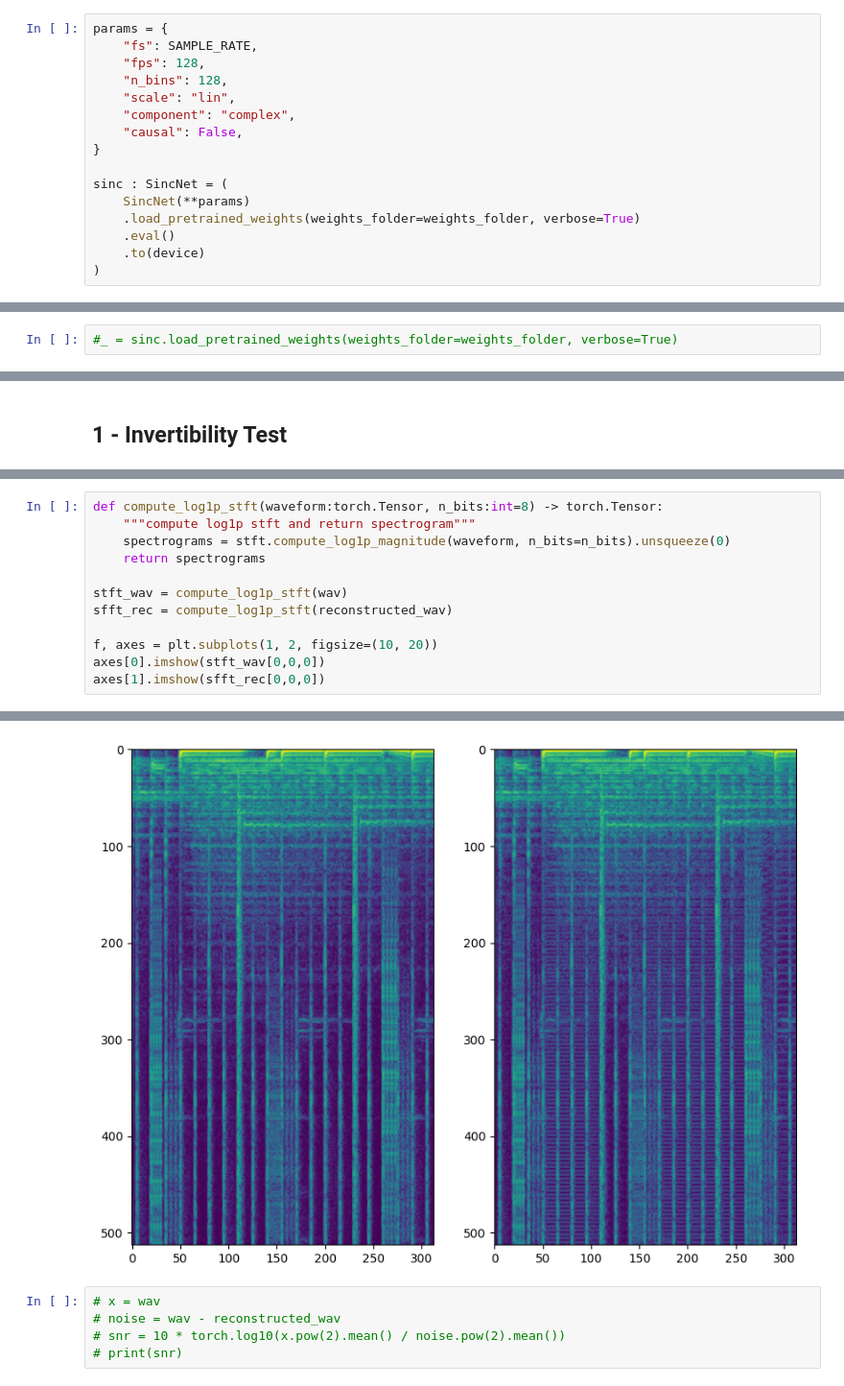
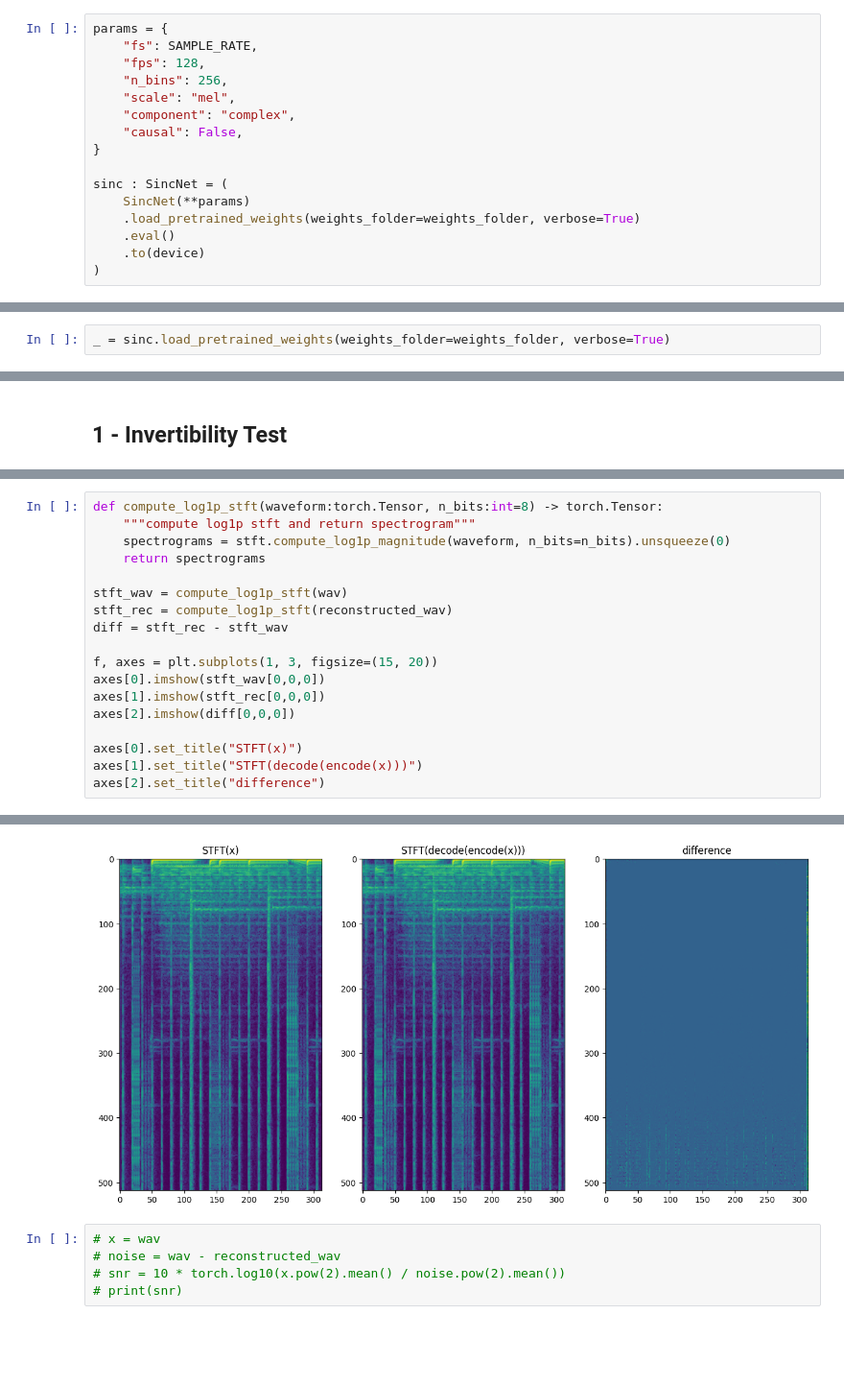
Before and after one commit to wkzng/iSincNet, a Jupyter notebook: demo_sincnet.ipynb, the cells around one changed output, grey strips where cells are left out. Shown at 96% size. Saved outputs shown, nothing was run; the diff lists cells and outputs as text; blank space fills up the shorter version.

```diff
--- a/demo_sincnet.ipynb
+++ b/demo_sincnet.ipynb
@@ -28,8 +28,8 @@ weights_folder = "pretrained"
 params = {
     "fs": SAMPLE_RATE,
     "fps": 128,
-    "n_bins": 128,
-    "scale": "lin",
+    "n_bins": 256,
+    "scale": "mel",
     "component": "complex",
     "causal": False,
 }
@@ -46,4 +49,4 @@ win_length = 1024
 hop_length = win_length // 4
 stft = TorchSTFT(sample_rate=params["fs"], n_fft=n_fft, hop_length=hop_length, win_length=win_length).to(device)
 # %%
-#_ = sinc.load_pretrained_weights(weights_folder=weights_folder, verbose=True)
+_ = sinc.load_pretrained_weights(weights_folder=weights_folder, verbose=True)
@@ -160,9 +166,15 @@ def compute_log1p_stft(waveform:torch.Tensor, n_bits:int=8) -> torch.Tensor:
     return spectrograms
 
 stft_wav = compute_log1p_stft(wav)
-sfft_rec = compute_log1p_stft(reconstructed_wav)
+stft_rec = compute_log1p_stft(reconstructed_wav)
+diff = stft_rec - stft_wav
 
-f, axes = plt.subplots(1, 2, figsize=(10, 20))
+f, axes = plt.subplots(1, 3, figsize=(15, 20))
 axes[0].imshow(stft_wav[0,0,0])
-axes[1].imshow(sfft_rec[0,0,0])
+axes[1].imshow(stft_rec[0,0,0])
+axes[2].imshow(diff[0,0,0])
+
+axes[0].set_title("STFT(x)")
+axes[1].set_title("STFT(decode(encode(x)))")
+axes[2].set_title("difference")
 # %% [output]
@@ -170,4 +182,4 @@ axes[1].imshow(sfft_rec[0,0,0])
-[figure, old version]
+[figure, new version]
 # %%
 # x = wav
 # noise = wav - reconstructed_wav
```
Also changed, not shown: parts of 7 cells of this notebook, 10 other files.
